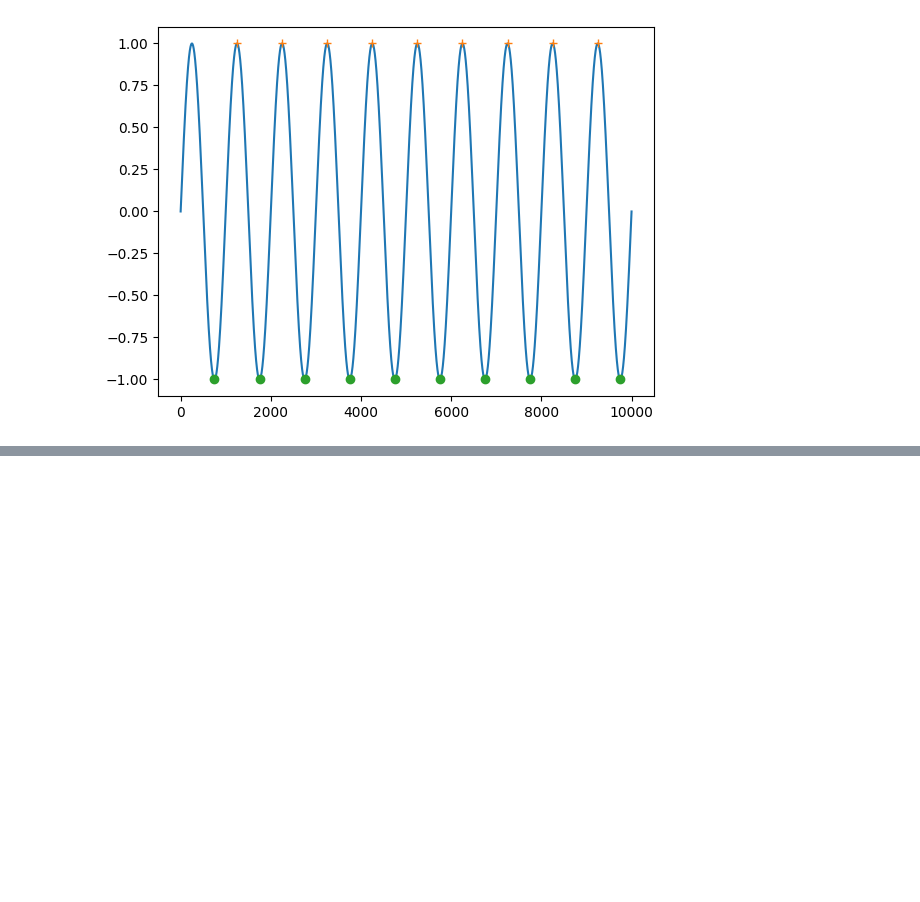
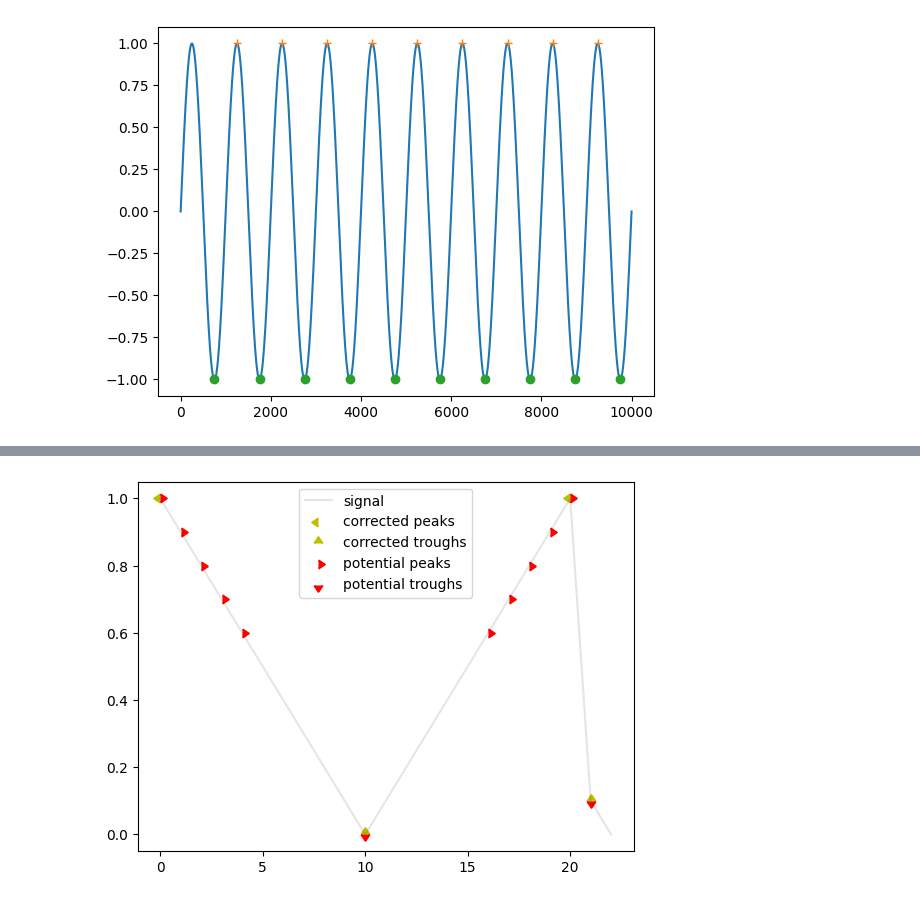
Before and after one commit to Rima-ag/breathmetrics-python, a Jupyter notebook: demo.ipynb, the cells around one changed output, grey strips where cells are left out. Drawn from its saved outputs; the diff is of its cells as text; code cells hidden in the pictures; blank space fills up the shorter version.

```diff
--- a/test.ipynb
+++ b/demo.ipynb
@@ -59,0 +82,8 @@ plot_corrected_vs_potential(remove_trough, potential_peaks, potential_troughs, c
+# %%
+remove_peaks = np.array([1, .9, .8, .7, .6, .5, .4, .3, .2, .1, 0, .1, .2, .3, .4, .5, .6, .7, .8, .9, 1, .1, 0])
+potential_peaks = [0, 1, 2, 3, 4, 16, 17, 18, 19, 20]
+potential_troughs = [10, 21]
+corrected_peaks, corrected_troughs = find_corrected_extrema(remove_peaks, potential_peaks, potential_troughs)
+plot_corrected_vs_potential(remove_peaks, potential_peaks, potential_troughs, corrected_peaks, corrected_troughs)
+# %% [output]
+[figure, added]
```
Also changed, not shown: parts of 14 cells of this notebook, 3 other files.
